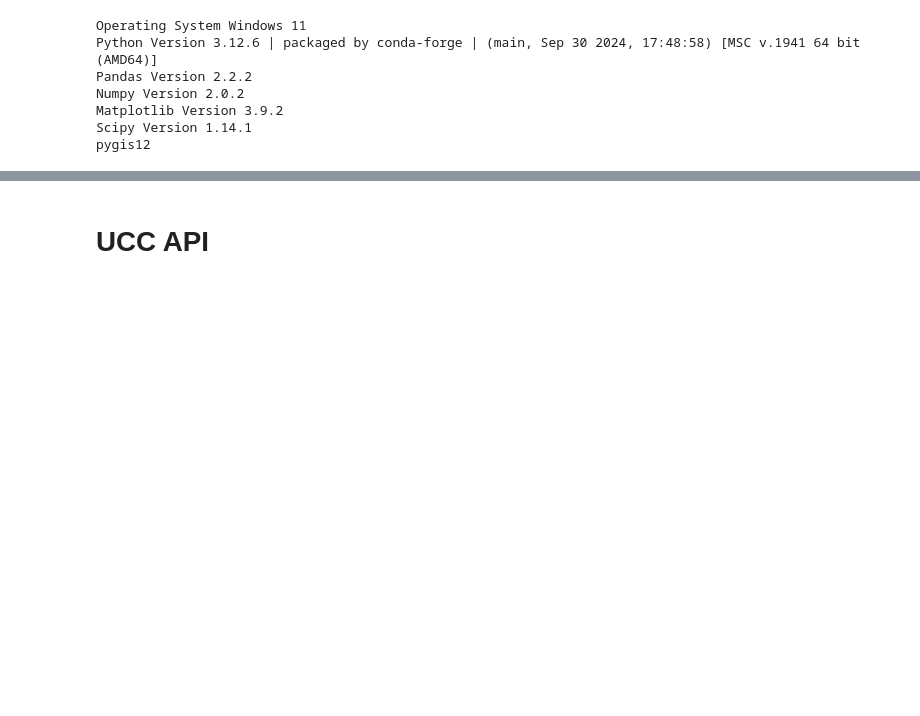
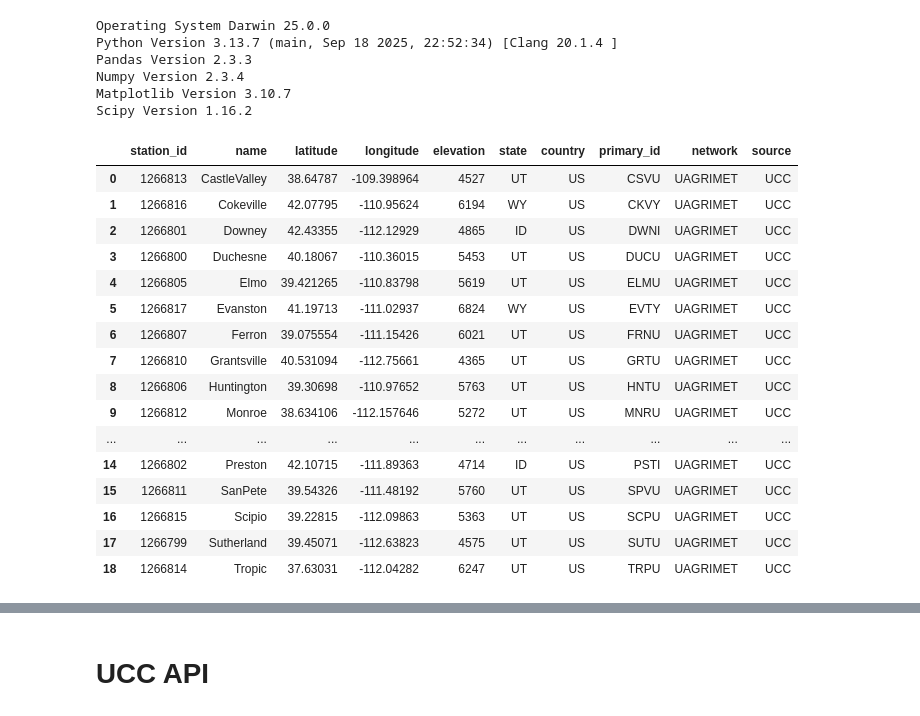
Before and after one commit to inkenbrandt/cottonwood, a Jupyter notebook: notebooks/Compile_Weather_Station_Data.ipynb, the cells around one changed output, grey strips where cells are left out. Cells and saved outputs as stored; diff of their text form; code cells hidden in the pictures; blank space fills up the shorter version.

```diff
--- a/notebooks/Compile_Weather_Station_Data.ipynb
+++ b/notebooks/Compile_Weather_Station_Data.ipynb
@@ -81,12 +81,10 @@ print("Numpy Version " + str(np.__version__))
 print("Matplotlib Version " + str(mpl.__version__))
 #print("Well Application Version " + str(wa.__version__))
 print("Scipy Version " +str(scipy.__version__))
-print (os.environ['CONDA_DEFAULT_ENV'])
 # %% [output]
-Operating System Windows 11
-Python Version 3.12.6 | packaged by conda-forge | (main, Sep 30 2024, 17:48:58) [MSC v.1941 64 bit (AMD64)]
-Pandas Version 2.2.2
-Numpy Version 2.0.2
-Matplotlib Version 3.9.2
-Scipy Version 1.14.1
-pygis12
+Operating System Darwin 25.0.0
+Python Version 3.13.7 (main, Sep 18 2025, 22:52:34) [Clang 20.1.4 ]
+Pandas Version 2.3.3
+Numpy Version 2.3.4
+Matplotlib Version 3.10.7
+Scipy Version 1.16.2
@@ -96,0 +99,28 @@ import dbconnect
+# %%
+from dotenv import load_dotenv
+import os
+
+load_dotenv()  # reads .env in current dir
+api_key = os.getenv("UCC_API")
+# %%
+agmet_stations = cottonwood.ucc_list_stations(api_key=api_key,
+                                              network="UAGRIMET")
+agmet_stations
+# %% [output]
+|  | station_id | name | latitude | longitude | elevation | state | country | primary_id | network | source |
+| 0 | 1266813 | CastleValley | 38.64787 | -109.398964 | 4527 | UT | US | CSVU | UAGRIMET | UCC |
+| 1 | 1266816 | Cokeville | 42.07795 | -110.95624 | 6194 | WY | US | CKVY | UAGRIMET | UCC |
+| 2 | 1266801 | Downey | 42.43355 | -112.12929 | 4865 | ID | US | DWNI | UAGRIMET | UCC |
+| 3 | 1266800 | Duchesne | 40.18067 | -110.36015 | 5453 | UT | US | DUCU | UAGRIMET | UCC |
+| 4 | 1266805 | Elmo | 39.421265 | -110.83798 | 5619 | UT | US | ELMU | UAGRIMET | UCC |
+| 5 | 1266817 | Evanston | 41.19713 | -111.02937 | 6824 | WY | US | EVTY | UAGRIMET | UCC |
+| 6 | 1266807 | Ferron | 39.075554 | -111.15426 | 6021 | UT | US | FRNU | UAGRIMET | UCC |
+| 7 | 1266810 | Grantsville | 40.531094 | -112.75661 | 4365 | UT | US | GRTU | UAGRIMET | UCC |
+| 8 | 1266806 | Huntington | 39.30698 | -110.97652 | 5763 | UT | US | HNTU | UAGRIMET | UCC |
+| 9 | 1266812 | Monroe | 38.634106 | -112.157646 | 5272 | UT | US | MNRU | UAGRIMET | UCC |
+| ... | ... | ... | ... | ... | ... | ... | ... | ... | ... | ... |
+| 14 | 1266802 | Preston | 42.10715 | -111.89363 | 4714 | ID | US | PSTI | UAGRIMET | UCC |
+| 15 | 1266811 | SanPete | 39.54326 | -111.48192 | 5760 | UT | US | SPVU | UAGRIMET | UCC |
+| 16 | 1266815 | Scipio | 39.22815 | -112.09863 | 5363 | UT | US | SCPU | UAGRIMET | UCC |
+| 17 | 1266799 | Sutherland | 39.45071 | -112.63823 | 4575 | UT | US | SUTU | UAGRIMET | UCC |
+| 18 | 1266814 | Tropic | 37.63031 | -112.04282 | 6247 | UT | US | TRPU | UAGRIMET | UCC |
```
Also changed, not shown: parts of 7 cells of this notebook, 7 other files.
